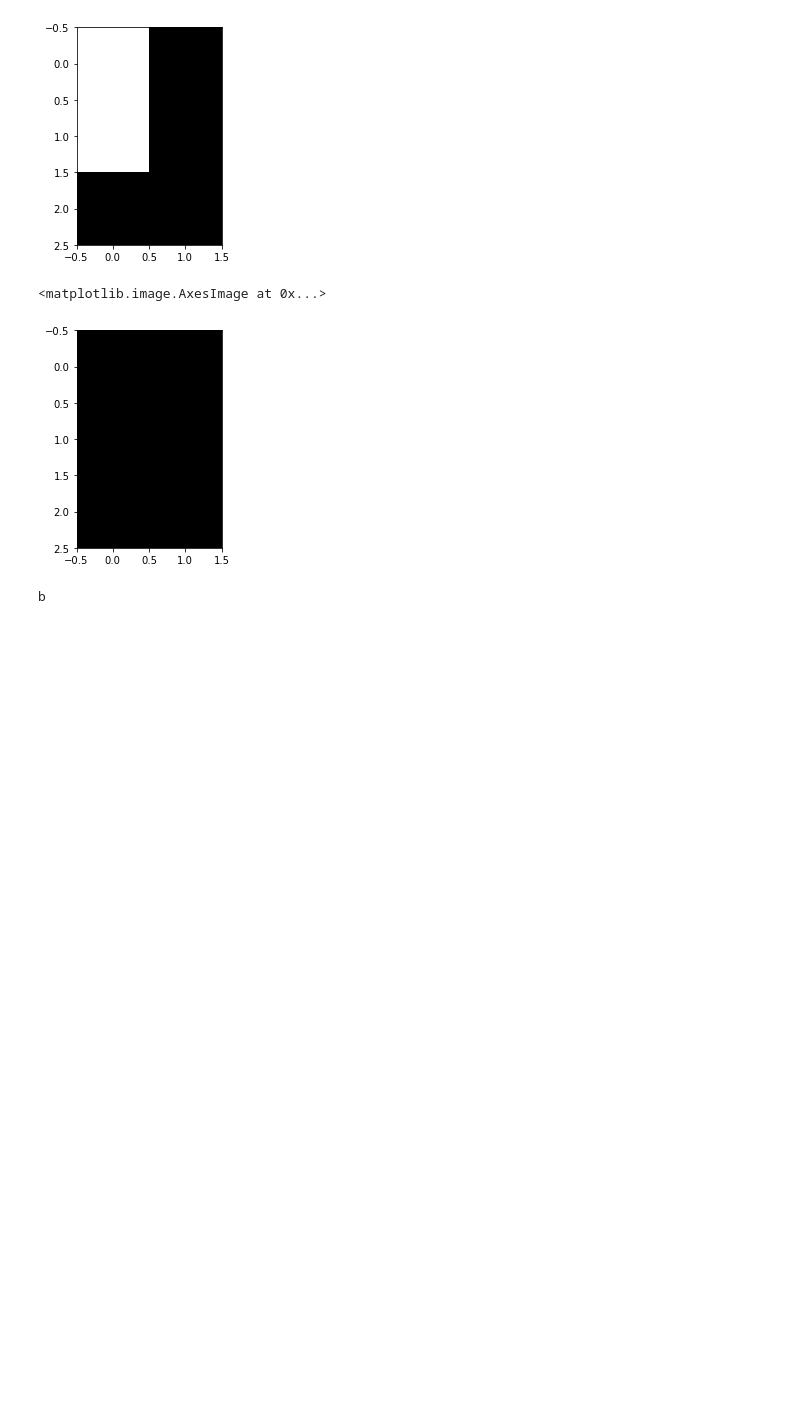
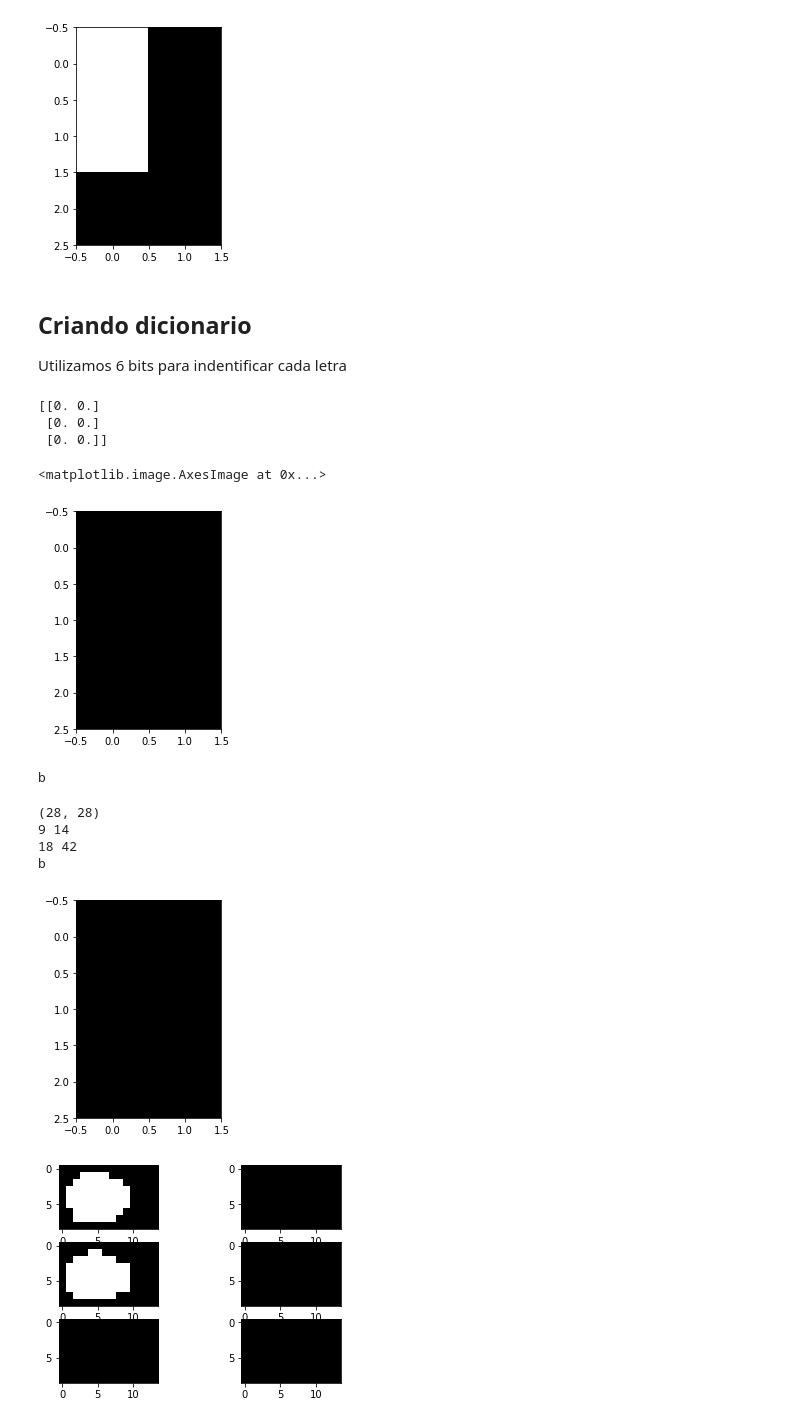
Before and after one commit to lucaurssi/Braille-to-Text-Translator, a Jupyter notebook: BraileToText.ipynb, the cells around one changed output. Saved outputs shown, nothing was run; the diff lists cells and outputs as text; code cells hidden in the pictures; blank space fills up the shorter version.

```diff
--- a/BraileToText.ipynb
+++ b/BraileToText.ipynb
@@ -207,26 +182,35 @@ plt.imshow(img_discrete, cmap="gray")
+# %% [markdown]
+## Criando dicionario
+Utilizamos 6 bits para indentificar cada letra
 # %%
-f = open("Dictionay.txt", 'r')
+f = open("Dictionay.txt", 'r') # arquivo com bits de 26 letras do alfabeto na ordem do braile
 bin_dictionary = []
 chars = 27
 
 for i in range(chars):
-    bit = f.read(6)
+    bit = f.read(6) # cada braile tem 6 bits/pontos
 
     vet = list(map(np.float32, bit))
-    vet = np.reshape(vet, (3,2))
+    vet = np.reshape(vet, (3,2)) # tranforma em matriz
     bin_dictionary.append(vet)
 
+f.close()
+
+print(bin_dictionary[26]) # last value is space ' '
+
 plt.figure(4)
-
 plt.subplot(111)
 plt.imshow(vet, cmap="gray")
 # %% [output]
-<matplotlib.image.AxesImage at 0x...>
+[[0. 0.]
+ [0. 0.]
+ [0. 0.]]
+<matplotlib.image.AxesImage at 0x...>
 [figure]
 # %%
 for i in range(len(bin_dictionary)):
     if(np.array_equiv(bin_dictionary[i], img_discrete)):
-        if(i == 27):
+        if(i == 26):
             print(" ")
         else:
             print(chr(i + 97))
@@ -245,35 +229,43 @@ def braile_to_text(img_src):
         vet = list(map(np.float32, bit))
         vet = np.reshape(vet, (3,2))
         bin_dictionary.append(vet)
+    f.close()
 
     plt.figure(4)
 
     plt.subplot(111)
     plt.imshow(vet, cmap="gray")
 
     #Deixa a imagem cinza e normaliza para o intervalo de 0 a 255
     img_gray = Luminance(img_src)
     img_gray = min_max(img_gray)
     img_gray = (img_gray*255).astype(np.uint8)
 
     # Usa o filtro para reduzir barulho
     img_filtered = meanFilter(img_gray,5)
 
     #Binariza a imagem
     img_bin = Binarize(img_filtered, 175)
 
     #Pega a imagem binarizada e gera uma imagem 3x2 dizendo onde há ou não uma bolinha
     img_discrete = Discretize(img_bin)
 
     img_discrete = np.reshape(img_discrete, (3,2))
 
     #Compara com o dicionario e printa a letras
     for i in range(len(bin_dictionary)):
         if(np.array_equiv(bin_dictionary[i], img_discrete)):
-            if(i == 27):
+            if(i == 26):
                 print(" ")
             else:
                 print(chr(i + 97))
 
 
 braile_to_text(img_src)
+# %% [output]
+(28, 28)
+9 14
+18 42
+b
+[figure, added]
+[figure, added]
```
Also changed, not shown: parts of 3 cells of this notebook.
